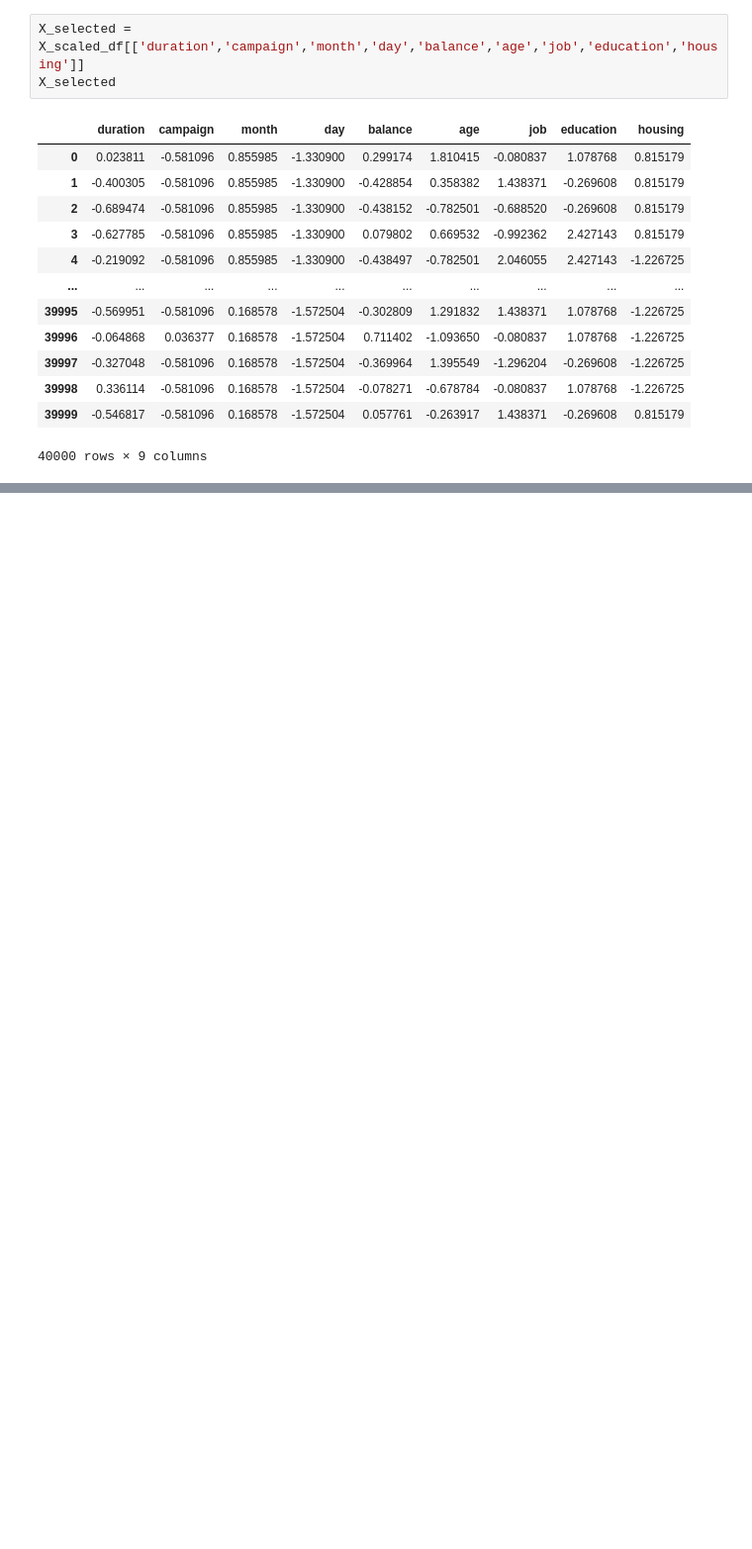
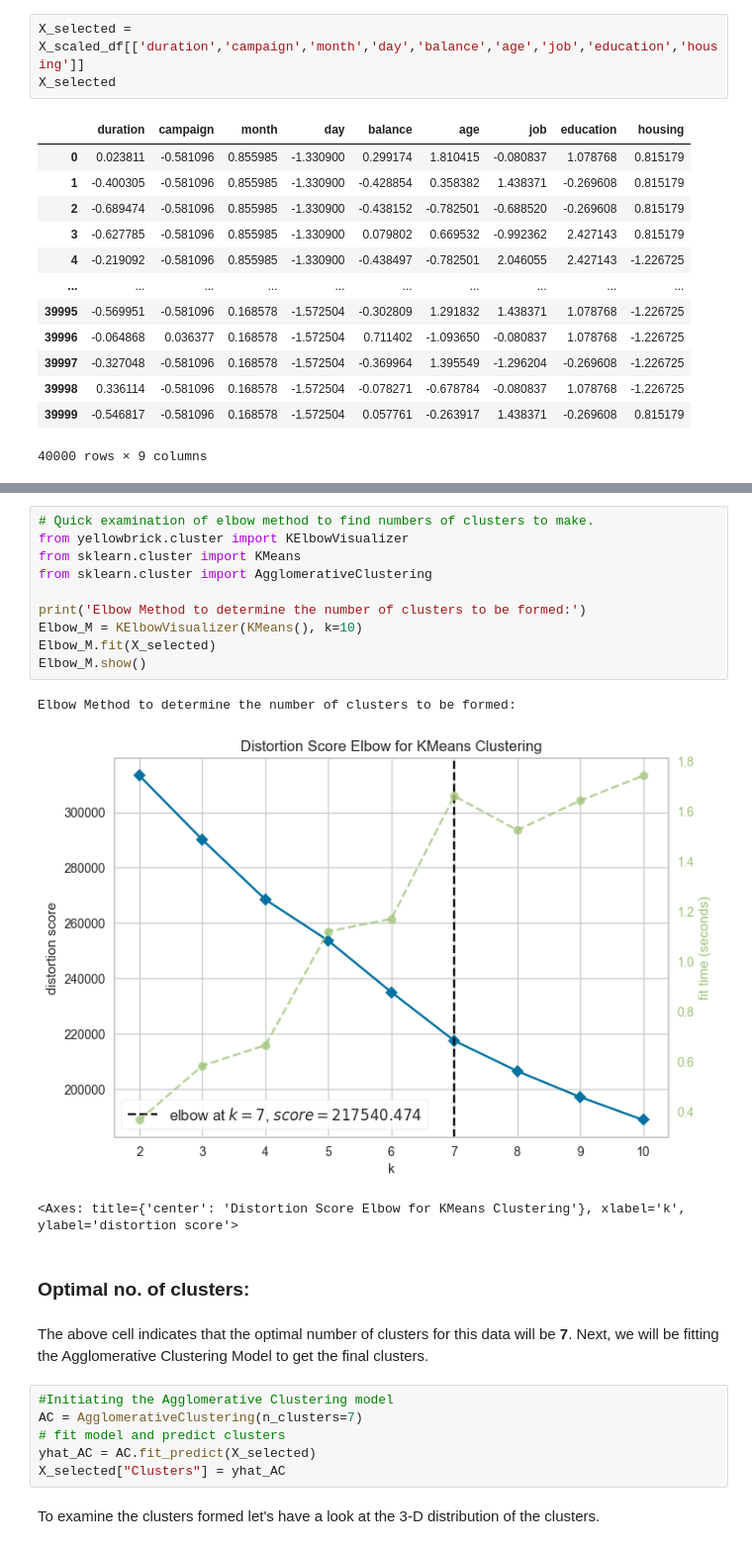
Before and after one commit to Charu21/Term-deposit-Marketing-Prediction, a Jupyter notebook: TermDepositMarketingClassification.ipynb, the cells around one changed output, grey strips where cells are left out. Shown: that part at 99% size. Cells and saved outputs as stored; diff of their text form; blank space fills up the shorter version.

```diff
--- a/TermDepositMarketingClassification.ipynb
+++ b/TermDepositMarketingClassification.ipynb
@@ -915,0 +820,27 @@ for i in selected:
+# %%
+# Quick examination of elbow method to find numbers of clusters to make.
+from yellowbrick.cluster import KElbowVisualizer
+from sklearn.cluster import KMeans
+from sklearn.cluster import AgglomerativeClustering
+
+print('Elbow Method to determine the number of clusters to be formed:')
+Elbow_M = KElbowVisualizer(KMeans(), k=10)
+Elbow_M.fit(X_selected)
+Elbow_M.show()
+# %% [output]
+Elbow Method to determine the number of clusters to be formed:
+[figure, added]
+<Axes: title={'center': 'Distortion Score Elbow for KMeans Clustering'}, xlabel='k', ylabel='distortion score'>
+# %% [markdown]
+### Optimal no. of clusters:
+# %% [markdown]
+The above cell indicates that the optimal number of clusters for this data will be **7**.
+Next, we will be fitting the Agglomerative Clustering Model to get the final clusters.
+# %%
+#Initiating the Agglomerative Clustering model
+AC = AgglomerativeClustering(n_clusters=7)
+# fit model and predict clusters
+yhat_AC = AC.fit_predict(X_selected)
+X_selected["Clusters"] = yhat_AC
+# %% [markdown]
+To examine the clusters formed let's have a look at the 3-D distribution of the clusters.
```
Also changed, not shown: parts of 44 cells of this notebook.
